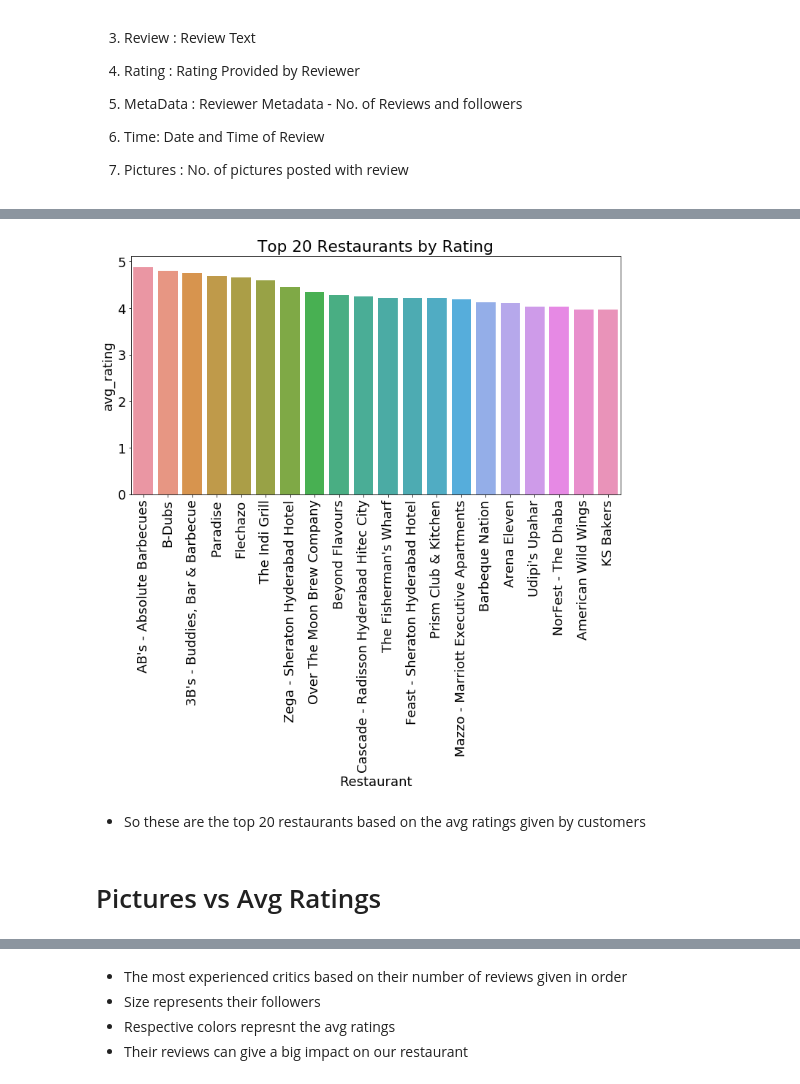
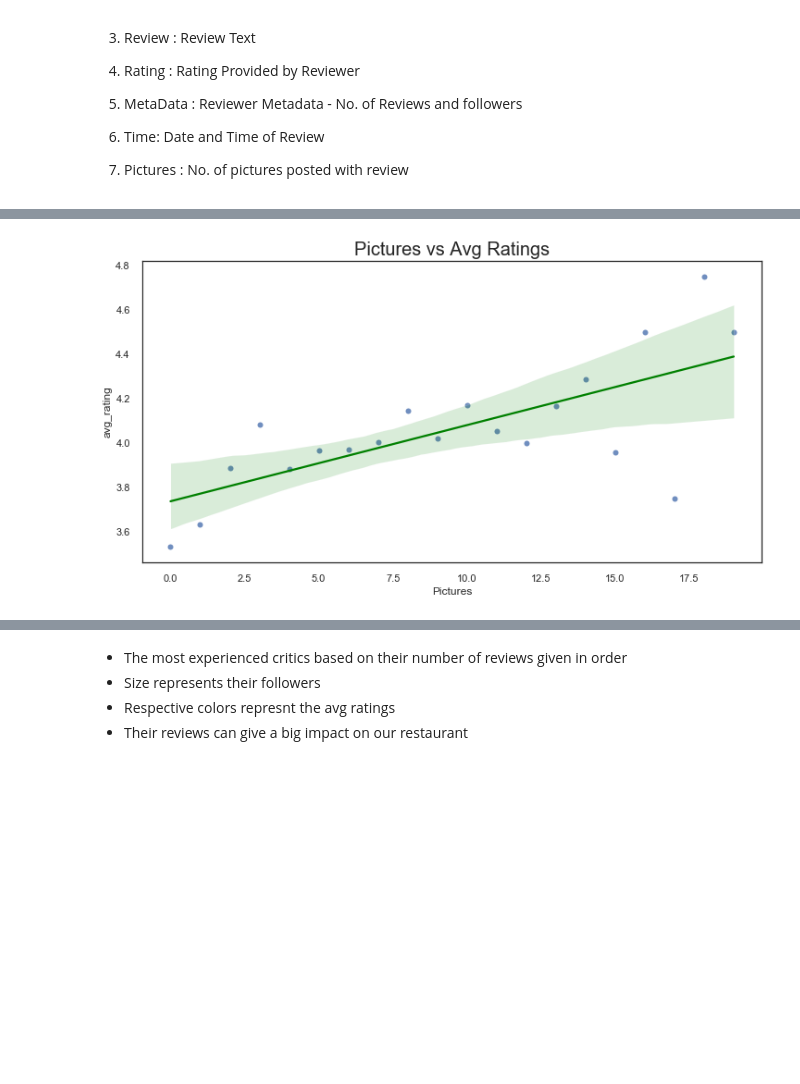
Before and after one commit to bhanuprakash-7/zomato-reviews-clustering-sentimental-analysis, a Jupyter notebook: ZOMATO RESTAURANT CLUSTERING AND SENTIMENT ANALYSIS.ipynb, the cells around one changed output, grey strips where cells are left out. Saved outputs shown, nothing was run; the diff lists cells and outputs as text; code cells hidden in the pictures; blank space fills up the shorter version.

```diff
--- a/ZOMATO RESTAURANT CLUSTERING AND SENTIMENT ANALYSIS.ipynb
+++ b/ZOMATO RESTAURANT CLUSTERING AND SENTIMENT ANALYSIS.ipynb
@@ -273,0 +348,2 @@ df.sample(5)
+# %%
+df_reviews.dropna(subset = ['Review'],inplace=True)
@@ -273,0 +501,6 @@ df.sample(5)
+# %%
+plt.figure(figsize = (16,6))
+sns.set_style('white')
+sns.scatterplot(y='Avg_rating',x='Cost',data=df_cluster,hue='labels', palette = 'deep')
+plt.ylabel('Average Ratings',fontdict={'size':22})
+plt.xlabel('Cost',fontdict={'size':22})
@@ -273,0 +567,5 @@ df.sample(5)
+# %%
+df = df_reviews.merge(df_rest,left_on='Restaurant',right_on='Name')
+# %%
+df = df[['Restaurant', 'Reviewer', 'Review', 'Rating', 'Metadata', 'Time',
+       'Pictures', 'Cost']]
@@ -352,13 +661,8 @@ by_rating.head(10)
 # %%
-plt.rcParams.update({'font.size': 18})
 plt.figure(figsize=(12,6))
-sns.barplot(data=by_rating[:20], x='Restaurant', y='avg_rating')
-plt.title('Top 20 Restaurants by Rating')
-plt.xticks(rotation='vertical')
+#sns.scatterplot(data=pic_ratings[:20], x='Pictures', y='avg_rating')
+sns.regplot(data=pic_ratings[:20] , x='Pictures', y='avg_rating',line_kws={'color':'green'})
+plt.title('Pictures vs Avg Ratings',fontdict={'size':20})
 plt.show()
 # %% [output]
-[figure, old version]
+[figure, new version]
-# %% [markdown]
-* So these are the top 20 restaurants based on the avg ratings given by customers
-# %% [markdown]
-# Pictures vs Avg Ratings
```
Also changed, not shown: parts of 171 cells of this notebook.
